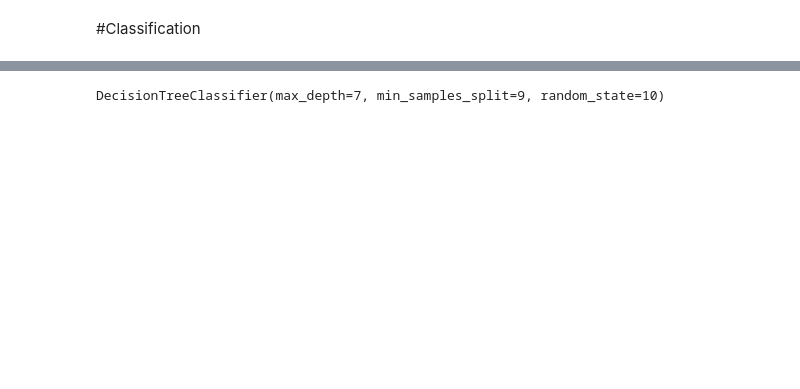
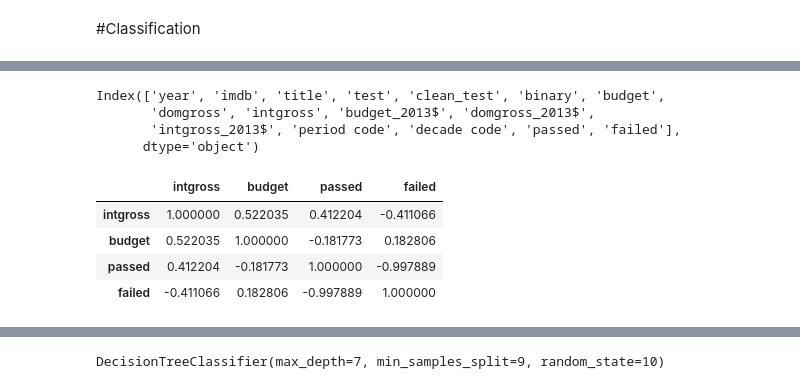
Before and after one commit to Mostafa-Mohamed-Atef/movies-data-science, a Jupyter notebook: Prediction.ipynb, the cells around one changed output, grey strips where cells are left out. Drawn from its saved outputs; the diff is of its cells as text; code cells hidden in the pictures; blank space fills up the shorter version.

```diff
--- a/Prediction.ipynb
+++ b/Prediction.ipynb
@@ -289,2 +253,17 @@ input_data_num.corr()
+# %%
+data.columns
+# %% [output]
+Index(['year', 'imdb', 'title', 'test', 'clean_test', 'binary', 'budget',
+       'domgross', 'intgross', 'budget_2013$', 'domgross_2013$',
+       'intgross_2013$', 'period code', 'decade code', 'passed', 'failed'],
+      dtype='object')
+# %%
+data[['intgross','budget','passed','failed']].corr()
+# %% [output]
+|  | intgross | budget | passed | failed |
+| intgross | 1.000000 | 0.522035 | 0.412204 | -0.411066 |
+| budget | 0.522035 | 1.000000 | -0.181773 | 0.182806 |
+| passed | 0.412204 | -0.181773 | 1.000000 | -0.997889 |
+| failed | -0.411066 | 0.182806 | -0.997889 | 1.000000 |
 # %%
 import numpy as np
```
Also changed, not shown: parts of 21 cells of this notebook.
